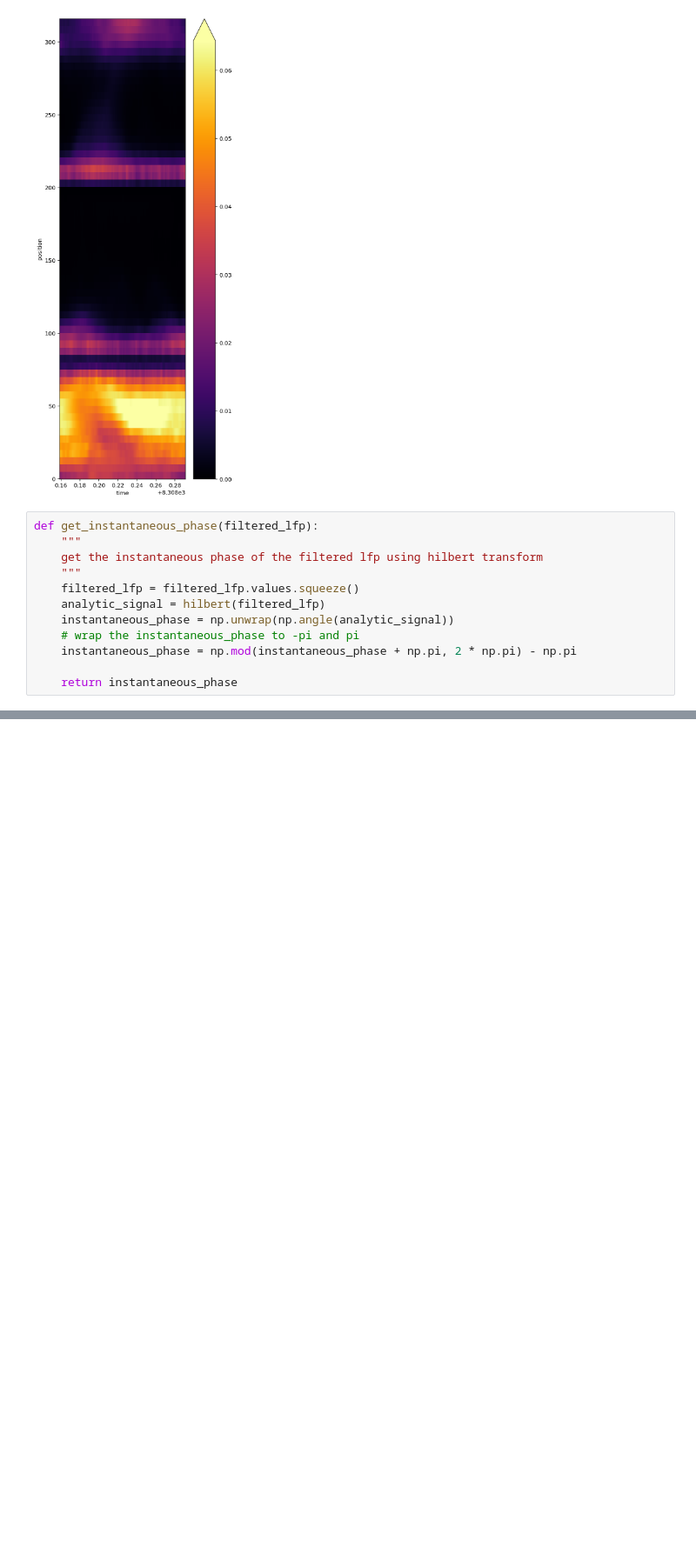
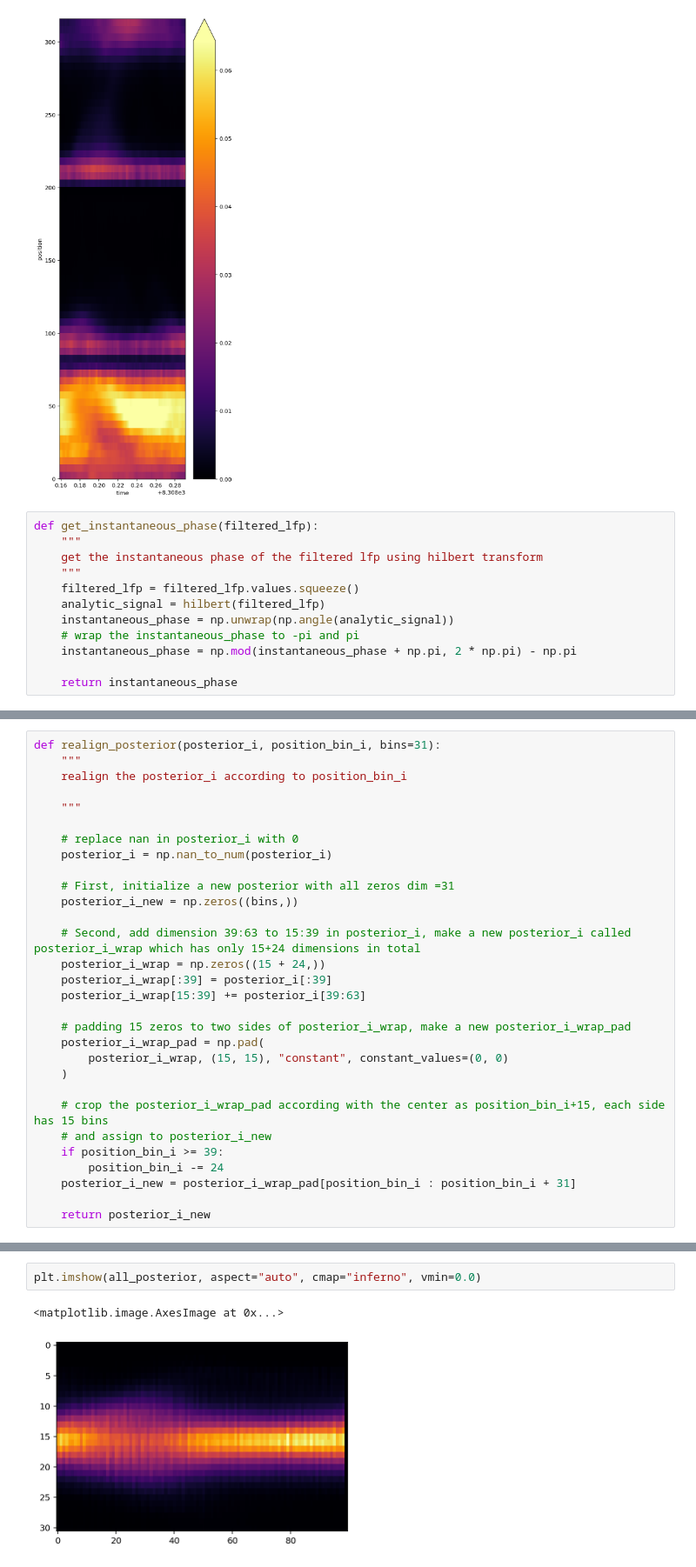
Before and after one commit to ZilongJi/StateSpaceModelForHippocampalSequence, a Jupyter notebook: ZilongCode/notebooks/ThetasweepsEvenOddcycles.ipynb, the cells around one changed output, grey strips where cells are left out. Shown: that part at 87% size. Drawn from its saved outputs; the diff is of its cells as text; blank space fills up the shorter version.

```diff
--- a/ZilongCode/notebooks/ThetasweepsEvenOddcycles.ipynb
+++ b/ZilongCode/notebooks/ThetasweepsEvenOddcycles.ipynb
@@ -426,0 +403,30 @@ slice(8502.7168, 8513.6748, None)
+# %%
+def realign_posterior(posterior_i, position_bin_i, bins=31):
+    """
+    realign the posterior_i according to position_bin_i
+
+    """
+
+    # replace nan in posterior_i with 0
+    posterior_i = np.nan_to_num(posterior_i)
+
+    # First, initialize a new posterior with all zeros dim =31
+    posterior_i_new = np.zeros((bins,))
+
+    # Second, add dimension 39:63 to 15:39 in posterior_i, make a new posterior_i called posterior_i_wrap which has only 15+24 dimensions in total
+    posterior_i_wrap = np.zeros((15 + 24,))
+    posterior_i_wrap[:39] = posterior_i[:39]
+    posterior_i_wrap[15:39] += posterior_i[39:63]
+
+    # padding 15 zeros to two sides of posterior_i_wrap, make a new posterior_i_wrap_pad
+    posterior_i_wrap_pad = np.pad(
+        posterior_i_wrap, (15, 15), "constant", constant_values=(0, 0)
+    )
+
+    # crop the posterior_i_wrap_pad according with the center as position_bin_i+15, each side has 15 bins
+    # and assign to posterior_i_new
+    if position_bin_i >= 39:
+        position_bin_i -= 24
+    posterior_i_new = posterior_i_wrap_pad[position_bin_i : position_bin_i + 31]
+
+    return posterior_i_new
@@ -426,0 +495,5 @@ slice(8502.7168, 8513.6748, None)
+# %%
+plt.imshow(all_posterior, aspect="auto", cmap="inferno", vmin=0.0)
+# %% [output]
+<matplotlib.image.AxesImage at 0x...>
+[figure, added]
```
Also changed, not shown: parts of 13 cells of this notebook, 7 other files.
